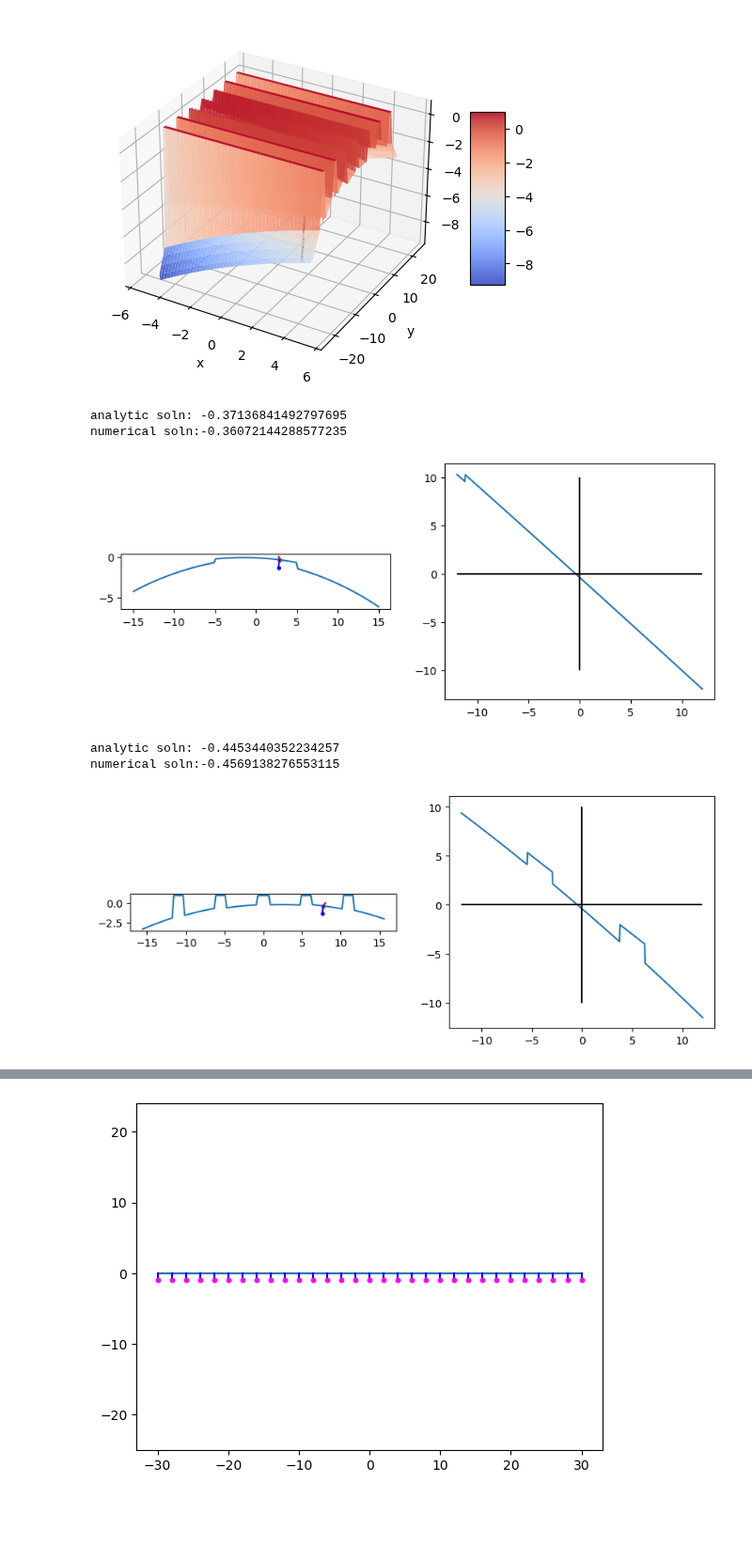
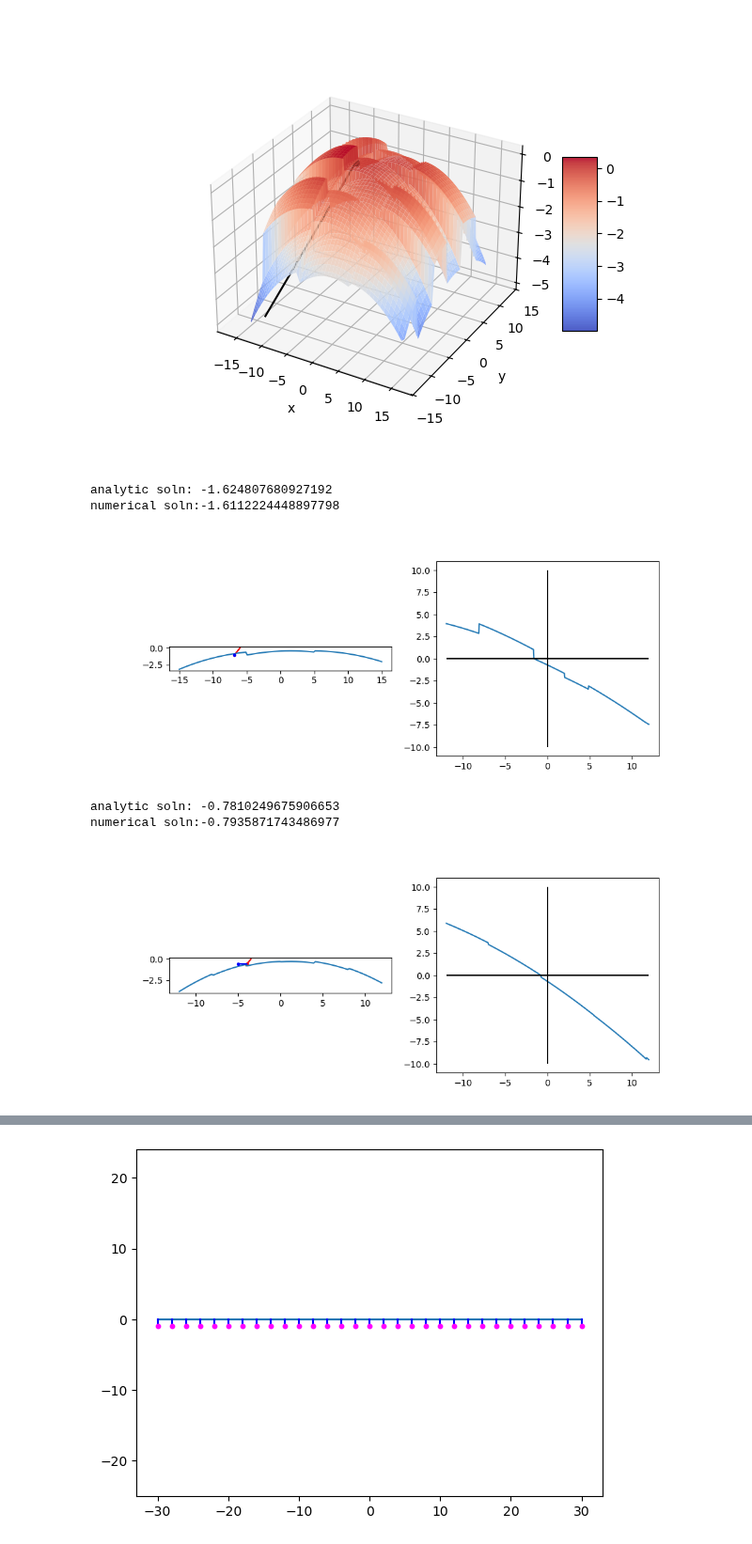
Before and after one commit to ellenle3/ifugen, a Jupyter notebook: python/surface_generator.ipynb, the cells around one changed output, grey strips where cells are left out. Shown at 94% size. Saved outputs shown, nothing was run; the diff lists cells and outputs as text; code cells hidden in the pictures; blank space fills up the shorter version.

```diff
--- a/python/surface_generator.ipynb
+++ b/python/surface_generator.ipynb
@@ -40,31 +41,31 @@ def make_sample_txt(p, fn_out="custom_mirror_array_params_0.txt"):
 # %%
 xsize, ysize = get_slicer_size(p)
 
-N = 400
+N = 300
 
 x = np.linspace(1.1*(-xsize/2 + umin),1.1*(xsize/2 + umax),N)
 y = np.linspace(-1.1*ysize/2,1.1*ysize/2,N)
 
 Z = np.zeros((N,N))
 for i,x1 in enumerate(x):
     for j,y1 in enumerate(y):
         Z[j,i]=make_image_slicer(x1, y1, p, p_custom)
 
 
 X, Y = np.meshgrid(x, y)
 
 fig, ax = plt.subplots(subplot_kw={"projection": "3d"})
 surf = ax.plot_surface(X, Y, Z, cmap=cm.coolwarm, alpha=0.9)
 
 tedge = zmin / ray_in.n
 
 #ax.plot([ray_in.xt, ray_out.xs], [ray_in.yt, ray_out.ys],zs=[0, ray_out.zs], c='k')
 ax.plot([ray_in.xt, ray_in.xt + tedge*ray_in.l], [ray_in.yt, ray_in.yt + tedge*ray_in.m],zs=[0, zmin], c='k')
 ax.scatter([ray_out.xs], [ray_out.ys], zs=[ray_out.zs], c='k')
 ax.set_xlabel("x")
 ax.set_ylabel("y")
 ax.set_zlim(zmin, zmax)
 fig.colorbar(surf, shrink=0.5, aspect=5)
 plt.show()
 # %% [output]
-[figure, old version]
+[figure, new version]
@@ -75,7 +78,7 @@ p = ImageSlicerParams(
     n_each = 2,
     n_rows = 3,
     n_cols = 3,
-    angle_mode = 0,
+    angle_mode = 1,
     dalpha = 6,
     dbeta = -10,
     dgamma = 6,
@@ -111,15 +114,15 @@ p = ImageSlicerParams(
 trace_walls = True
 p_custom = np.array([])
 
-yt = 0
+yt = -3
 x = np.linspace(-20, 20, 200)
 surf = np.zeros(len(x))
 for i,x1 in enumerate(x):
     surf[i] = make_image_slicer(x1, yt, p, p_custom)
 
-xt = 2.8
-l = -0.2
-m = 0
+xt = -6
+l = 0.8
+m = 1
 n = 1
 
 norm = np.sqrt(l*l+m*m+n*n)
@@ -127,7 +130,7 @@ l /= norm
 m /= norm
 n /= norm
 
-ray_in = RayIn(xt, yt, l, m, n)
+ray_in = RayIn(xt, yt, 0, l, m, n)
 
 umin, umax = get_min_max_u(p, p_custom)
 zmin, zmax = find_global_extrema_slicer(umin, umax, p, p_custom)
@@ -164,16 +167,16 @@ axs[1].vlines(0, -10, 10, colors='k')
 
 plt.show()
 # %% [output]
-analytic soln: -0.37136841492797695
-numerical soln:-0.36072144288577235
+analytic soln: -1.624807680927192
+numerical soln:-1.6112224448897798
-[figure, old version]
+[figure, new version]
 # %%
 p = ImageSlicerParams(
     custom = 0,
     surface_type = 0,
     n_each = 3,
     n_rows = 2,
-    n_cols = 1,
+    n_cols = 3,
     angle_mode = 0,
     dalpha = 4,
     dbeta = 4,
@@ -199,11 +202,11 @@ p = ImageSlicerParams(
     u_cen = 0,
     dx = 10,
     dy = 4,
-    c = -1/40,
+    c = -1/20,
     k = -1,
     gx_width = 1,
     gx_depth = -2,
-    gy_width = 1.5,
+    gy_width = 0,
     gy_depth = 1
 )
 
@@ -217,16 +220,16 @@ for i,y1 in enumerate(y):
     surf[i] = make_image_slicer(xt, y1, p, p_custom)
 
 
-yt = 8
+yt = -3.5
 l = 0
-m = 0.3
-n = 0.4
+m = 0.5
+n = 0.6
 norm = np.sqrt(l*l+m*m+n*n)
 l /= norm
 m /= norm
 n /= norm
 
-ray_in = RayIn(xt, yt, l, m, n)
+ray_in = RayIn(xt, yt, 0, l, m, n)
 ray_out = RayOut(0, 0, 0, 0, 0, 0, 0)
 
 umin, umax = get_min_max_u(p, p_custom)
@@ -264,7 +267,7 @@ axs[1].vlines(0, -10, 10, colors='k')
 
 plt.show()
 # %% [output]
-analytic soln: -0.4453440352234257
-numerical soln:-0.4569138276553115
+analytic soln: -0.7810249675906653
+numerical soln:-0.7935871743486977
-[figure, old version]
+[figure, new version]
 # %%
```
Also changed, not shown: parts of 7 cells of this notebook, 5 other files.
